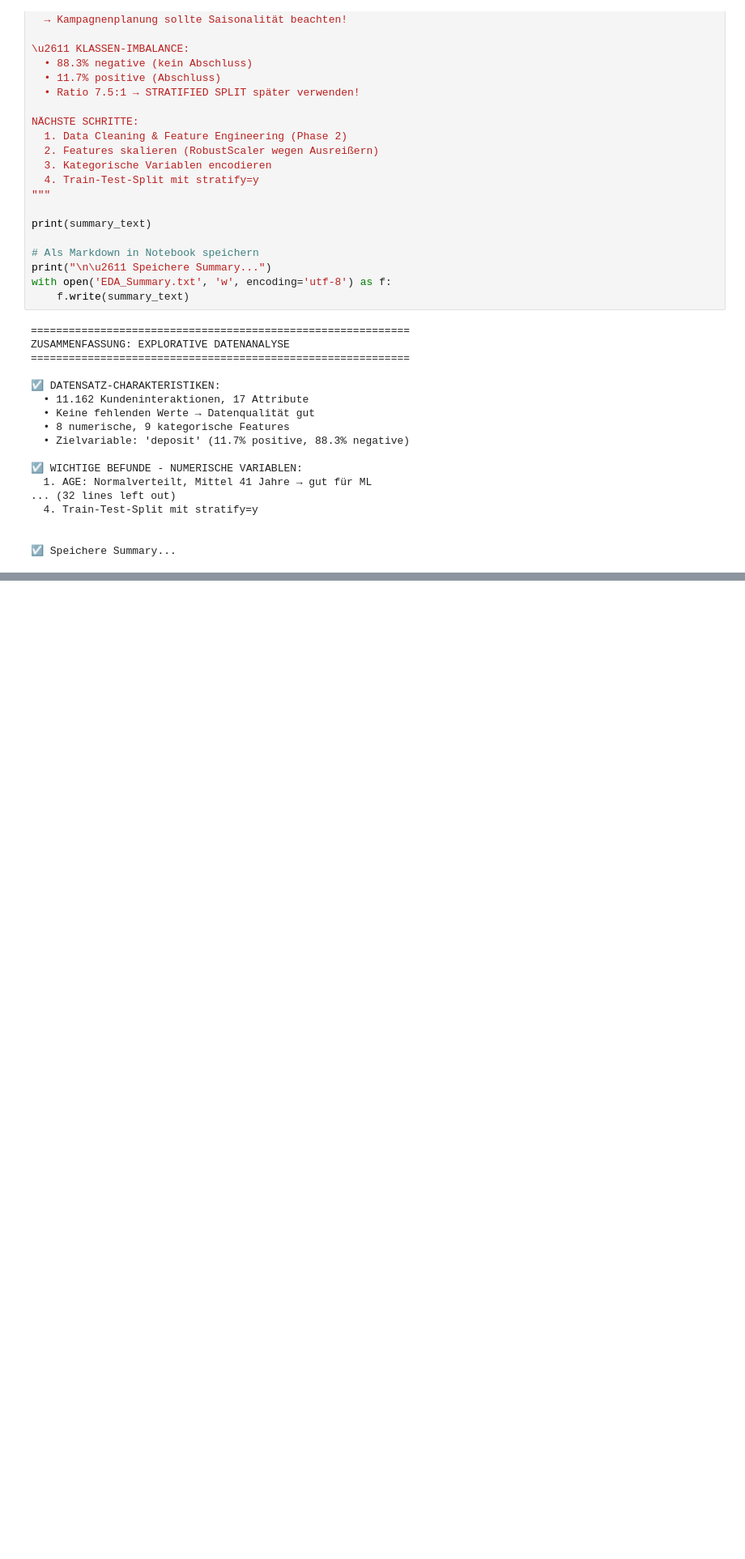
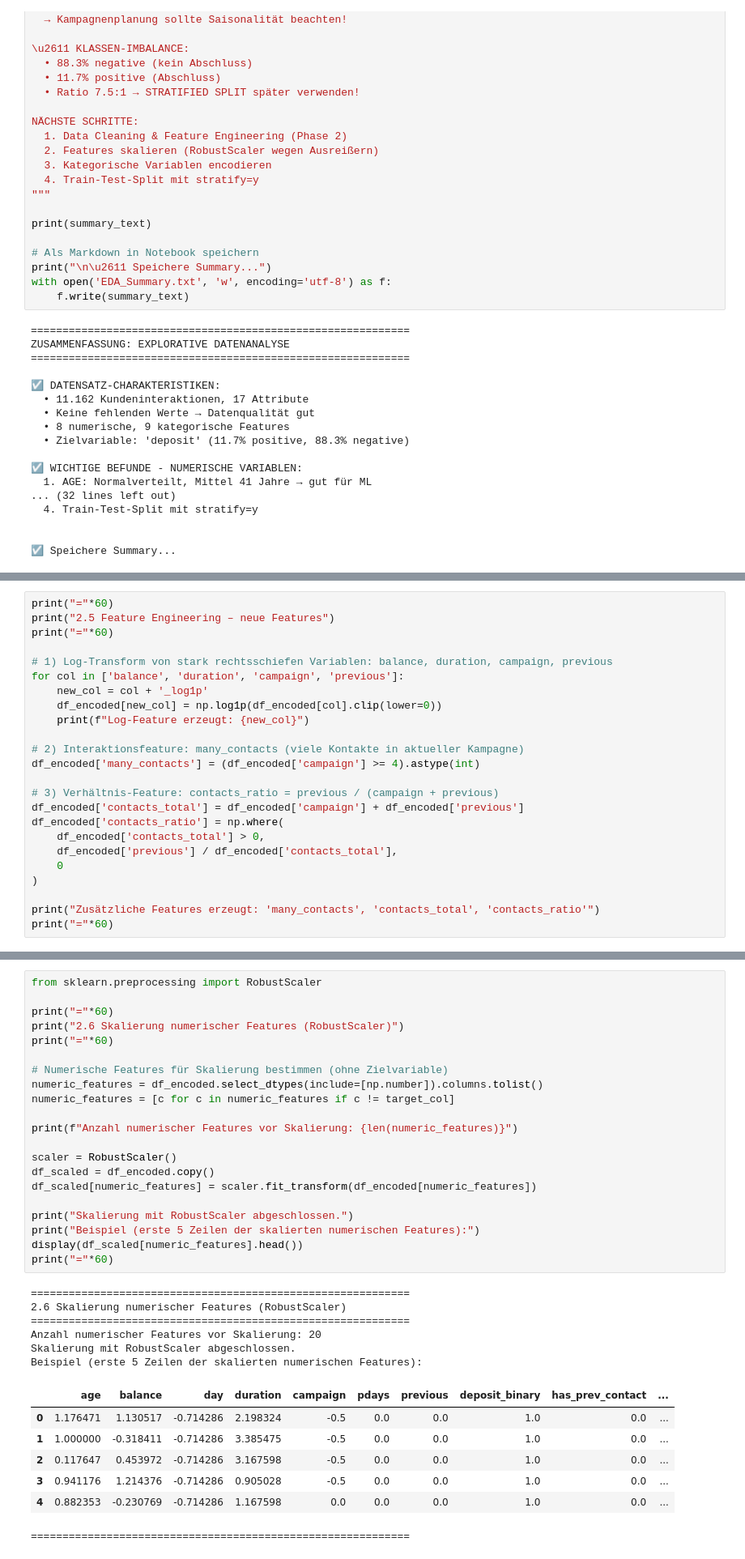
Before and after one commit to elias06-dev/pruefung_data_science-Gruppe_8, a Jupyter notebook: Notebook/notebook_pruefung.ipynb, the cells around one changed output, grey strips where cells are left out. Shown at 81% size. Cells and saved outputs as stored; diff of their text form; blank space fills up the shorter version.

```diff
--- a/Notebook/notebook_pruefung.ipynb
+++ b/Notebook/notebook_pruefung.ipynb
@@ -858,0 +1145,24 @@ ZUSAMMENFASSUNG: EXPLORATIVE DATENANALYSE
+# %%
+print("="*60)
+print("2.5 Feature Engineering – neue Features")
+print("="*60)
+
+# 1) Log-Transform von stark rechtsschiefen Variablen: balance, duration, campaign, previous
+for col in ['balance', 'duration', 'campaign', 'previous']:
+    new_col = col + '_log1p'
+    df_encoded[new_col] = np.log1p(df_encoded[col].clip(lower=0))
+    print(f"Log-Feature erzeugt: {new_col}")
+
+# 2) Interaktionsfeature: many_contacts (viele Kontakte in aktueller Kampagne)
+df_encoded['many_contacts'] = (df_encoded['campaign'] >= 4).astype(int)
+
+# 3) Verhältnis-Feature: contacts_ratio = previous / (campaign + previous)
+df_encoded['contacts_total'] = df_encoded['campaign'] + df_encoded['previous']
+df_encoded['contacts_ratio'] = np.where(
+    df_encoded['contacts_total'] > 0,
+    df_encoded['previous'] / df_encoded['contacts_total'],
+    0
+)
+
+print("Zusätzliche Features erzeugt: 'many_contacts', 'contacts_total', 'contacts_ratio'")
+print("="*60)
@@ -858,0 +1188,35 @@ ZUSAMMENFASSUNG: EXPLORATIVE DATENANALYSE
+# %%
+from sklearn.preprocessing import RobustScaler
+
+print("="*60)
+print("2.6 Skalierung numerischer Features (RobustScaler)")
+print("="*60)
+
+# Numerische Features für Skalierung bestimmen (ohne Zielvariable)
+numeric_features = df_encoded.select_dtypes(include=[np.number]).columns.tolist()
+numeric_features = [c for c in numeric_features if c != target_col]
+
+print(f"Anzahl numerischer Features vor Skalierung: {len(numeric_features)}")
+
+scaler = RobustScaler()
+df_scaled = df_encoded.copy()
+df_scaled[numeric_features] = scaler.fit_transform(df_encoded[numeric_features])
+
+print("Skalierung mit RobustScaler abgeschlossen.")
+print("Beispiel (erste 5 Zeilen der skalierten numerischen Features):")
+display(df_scaled[numeric_features].head())
+print("="*60)
+# %% [output]
+============================================================
+2.6 Skalierung numerischer Features (RobustScaler)
+============================================================
+Anzahl numerischer Features vor Skalierung: 20
+Skalierung mit RobustScaler abgeschlossen.
+Beispiel (erste 5 Zeilen der skalierten numerischen Features):
+|  | age | balance | day | duration | campaign | pdays | previous | deposit_binary | has_prev_contact | ... |
+| 0 | 1.176471 | 1.130517 | -0.714286 | 2.198324 | -0.5 | 0.0 | 0.0 | 1.0 | 0.0 | ... |
+| 1 | 1.000000 | -0.318411 | -0.714286 | 3.385475 | -0.5 | 0.0 | 0.0 | 1.0 | 0.0 | ... |
+| 2 | 0.117647 | 0.453972 | -0.714286 | 3.167598 | -0.5 | 0.0 | 0.0 | 1.0 | 0.0 | ... |
+| 3 | 0.941176 | 1.214376 | -0.714286 | 0.905028 | -0.5 | 0.0 | 0.0 | 1.0 | 0.0 | ... |
+| 4 | 0.882353 | -0.230769 | -0.714286 | 1.167598 | 0.0 | 0.0 | 0.0 | 1.0 | 0.0 | ... |
+============================================================
```
Also changed, not shown: parts of 43 cells of this notebook, 1 other file.
